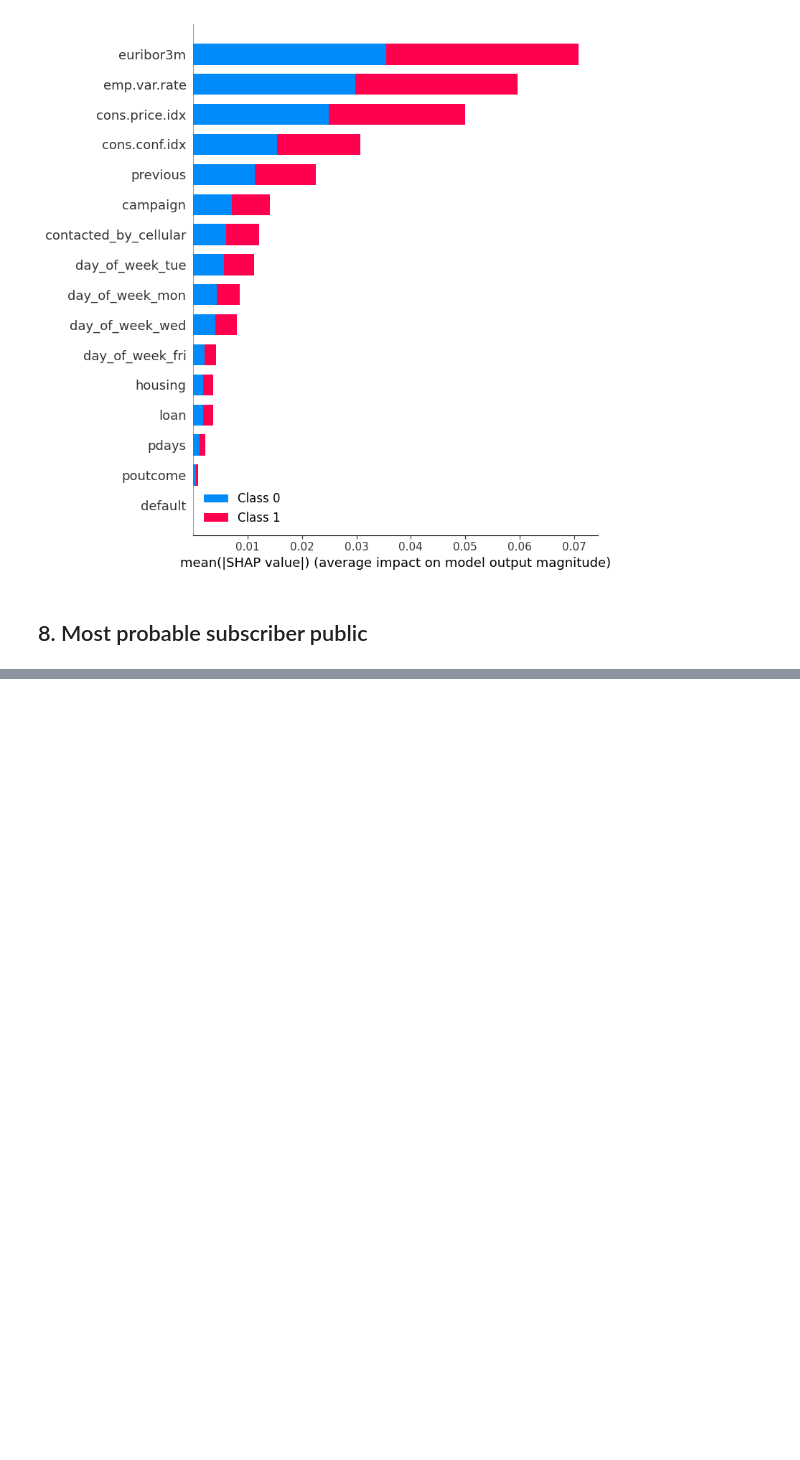
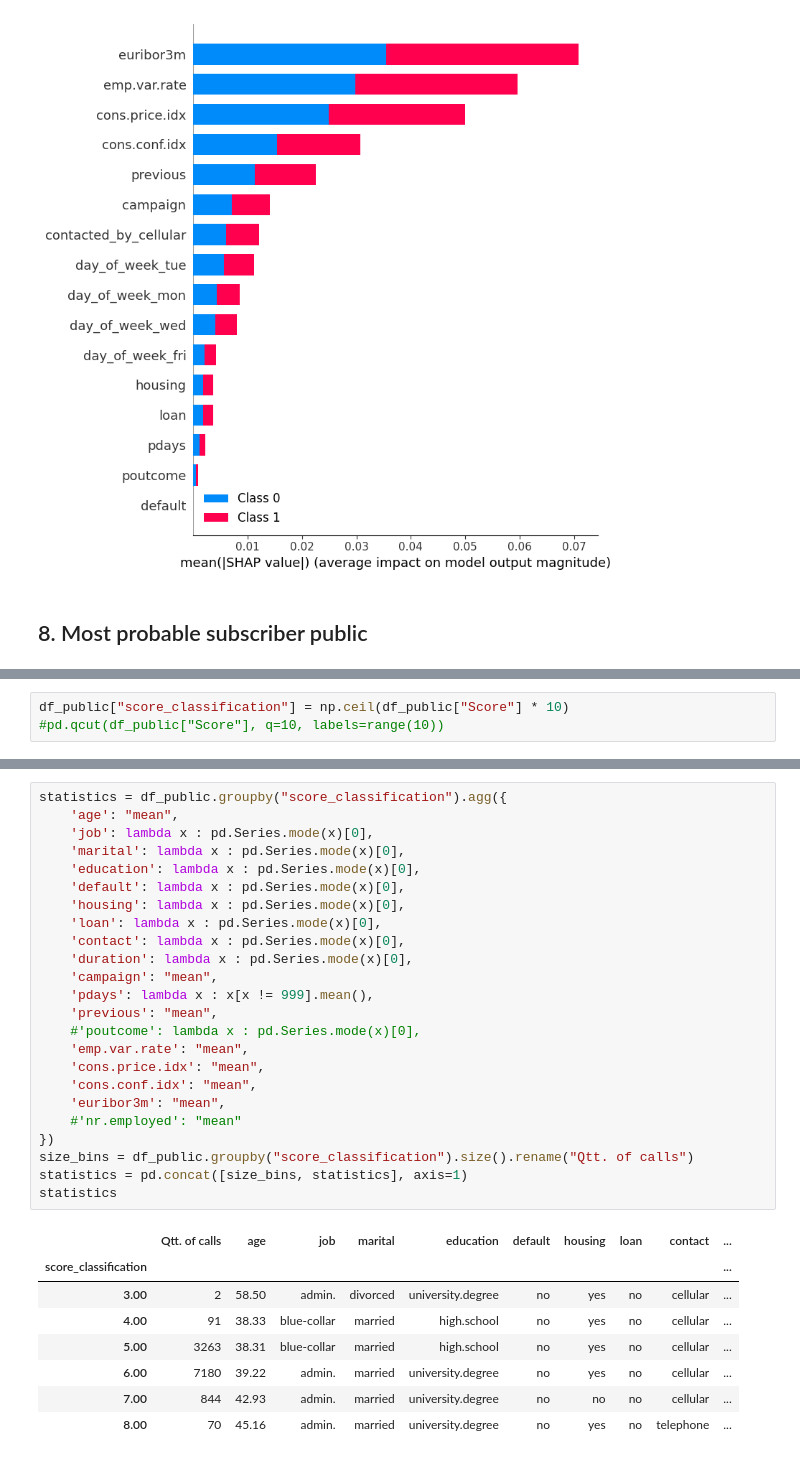
Before and after one commit to mpereiramoretti/pcs5787-projeto, a Jupyter notebook: notebooks/1. Modeling.ipynb, the cells around one changed output, grey strips where cells are left out. Cells and saved outputs as stored; diff of their text form; blank space fills up the shorter version.

```diff
--- a/notebooks/1. Modeling.ipynb
+++ b/notebooks/1. Modeling.ipynb
@@ -759,0 +801,3 @@ Let's relate the bank client data to the score obtained with the best model
+# %%
+df_public["score_classification"] = np.ceil(df_public["Score"] * 10)
+#pd.qcut(df_public["Score"], q=10, labels=range(10))
@@ -759,0 +813,33 @@ Let's relate the bank client data to the score obtained with the best model
+# %%
+statistics = df_public.groupby("score_classification").agg({
+    'age': "mean",
+    'job': lambda x : pd.Series.mode(x)[0],
+    'marital': lambda x : pd.Series.mode(x)[0],
+    'education': lambda x : pd.Series.mode(x)[0],
+    'default': lambda x : pd.Series.mode(x)[0],
+    'housing': lambda x : pd.Series.mode(x)[0],
+    'loan': lambda x : pd.Series.mode(x)[0],
+    'contact': lambda x : pd.Series.mode(x)[0],
+    'duration': lambda x : pd.Series.mode(x)[0],
+    'campaign': "mean",
+    'pdays': lambda x : x[x != 999].mean(),
+    'previous': "mean",
+    #'poutcome': lambda x : pd.Series.mode(x)[0],
+    'emp.var.rate': "mean",
+    'cons.price.idx': "mean",
+    'cons.conf.idx': "mean",
+    'euribor3m': "mean",
+    #'nr.employed': "mean"
+})
+size_bins = df_public.groupby("score_classification").size().rename("Qtt. of calls")
+statistics = pd.concat([size_bins, statistics], axis=1)
+statistics
+# %% [output]
+|  | Qtt. of calls | age | job | marital | education | default | housing | loan | contact | ... |
+| score_classification |  |  |  |  |  |  |  |  |  | ... |
+| 3.00 | 2 | 58.50 | admin. | divorced | university.degree | no | yes | no | cellular | ... |
+| 4.00 | 91 | 38.33 | blue-collar | married | high.school | no | yes | no | cellular | ... |
+| 5.00 | 3263 | 38.31 | blue-collar | married | high.school | no | yes | no | cellular | ... |
+| 6.00 | 7180 | 39.22 | admin. | married | university.degree | no | yes | no | cellular | ... |
+| 7.00 | 844 | 42.93 | admin. | married | university.degree | no | no | no | cellular | ... |
+| 8.00 | 70 | 45.16 | admin. | married | university.degree | no | yes | no | telephone | ... |
```
Also changed, not shown: parts of 13 cells of this notebook.
